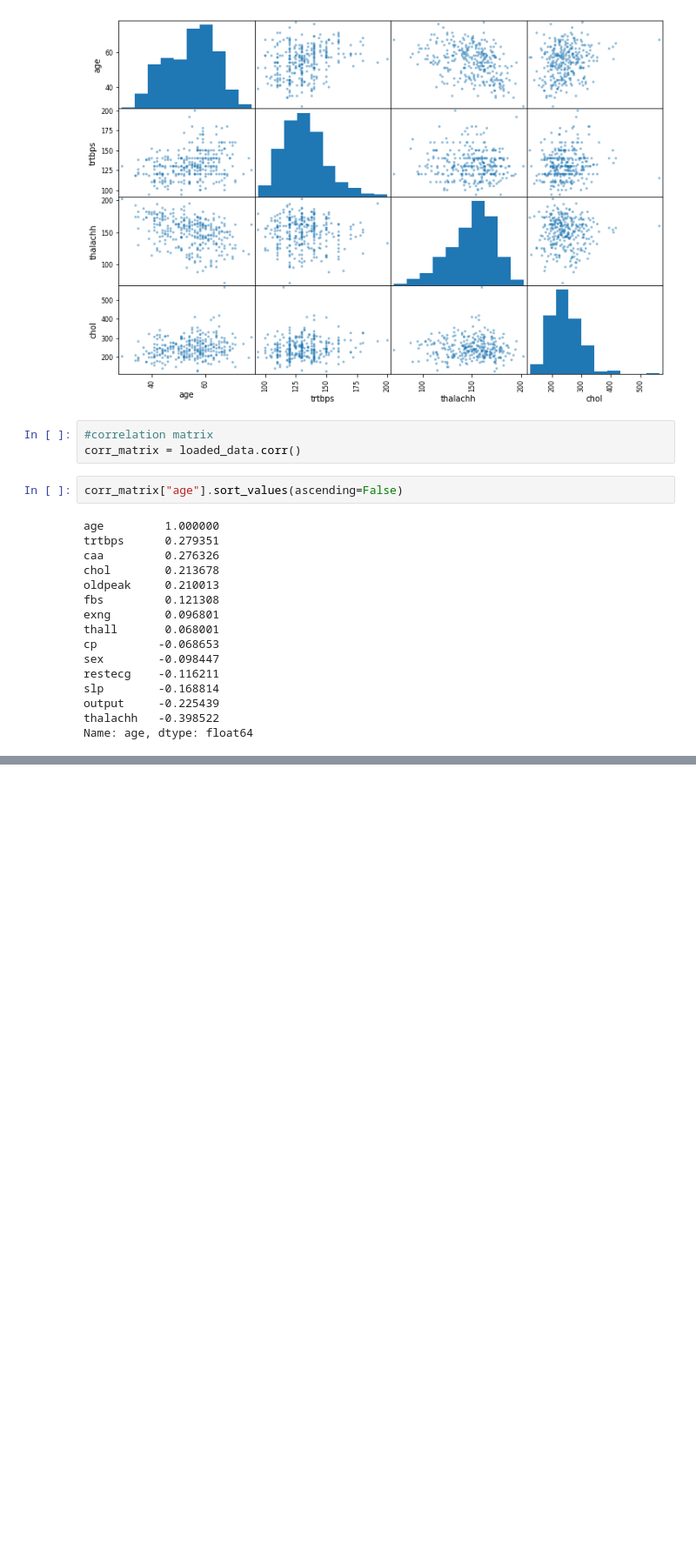
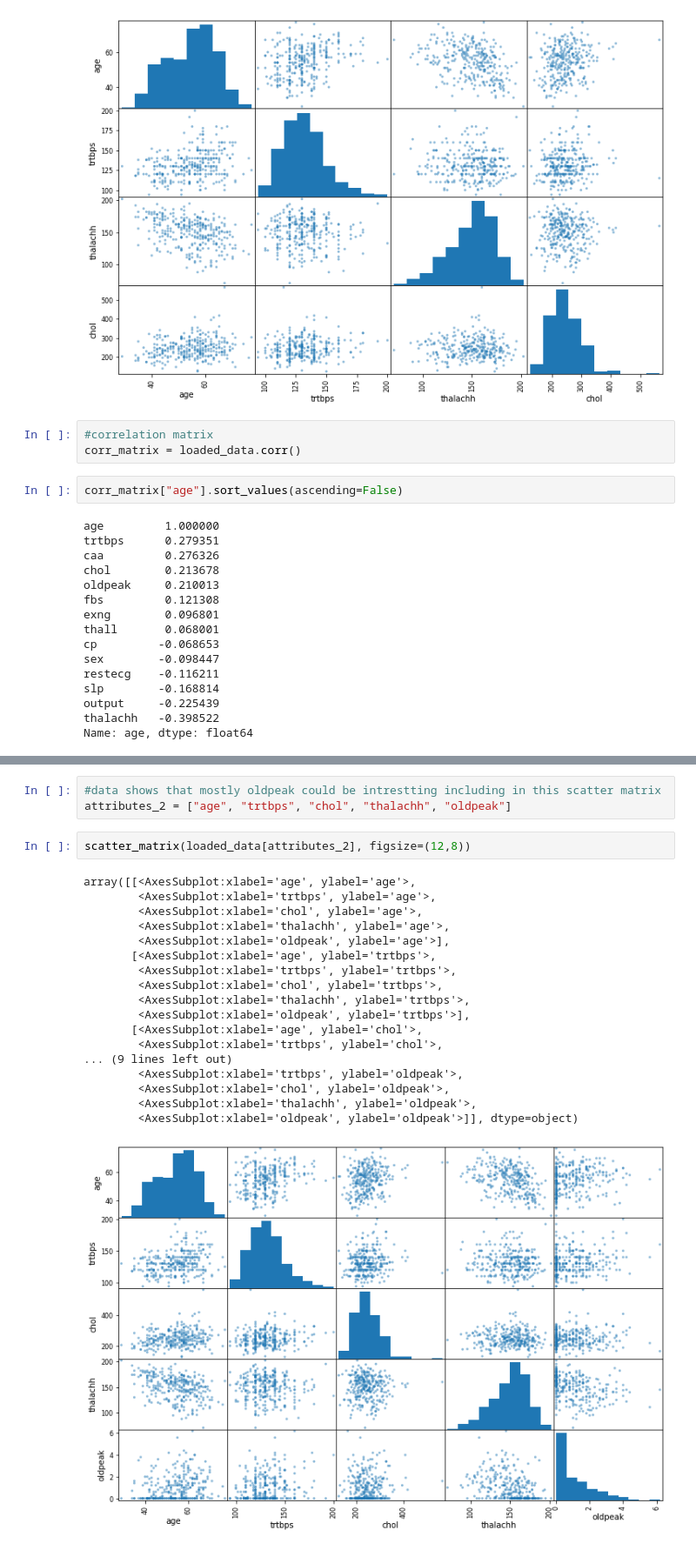
Before and after one commit to IoannisTselekoglou/Heart-Attack-Analysis-and-Prediction, a Jupyter notebook: heart_attack_predict.ipynb, the cells around one changed output, grey strips where cells are left out. Shown: that part at 87% size. Drawn from its saved outputs; the diff is of its cells as text; blank space fills up the shorter version.

```diff
--- a/heart_attack_predict.ipynb
+++ b/heart_attack_predict.ipynb
@@ -113,0 +156,24 @@ Name: age, dtype: float64
+# %%
+#data shows that mostly oldpeak could be intrestting including in this scatter matrix
+attributes_2 = ["age", "trtbps", "chol", "thalachh", "oldpeak"]
+# %%
+scatter_matrix(loaded_data[attributes_2], figsize=(12,8))
+# %% [output]
+array([[<AxesSubplot:xlabel='age', ylabel='age'>,
+        <AxesSubplot:xlabel='trtbps', ylabel='age'>,
+        <AxesSubplot:xlabel='chol', ylabel='age'>,
+        <AxesSubplot:xlabel='thalachh', ylabel='age'>,
+        <AxesSubplot:xlabel='oldpeak', ylabel='age'>],
+       [<AxesSubplot:xlabel='age', ylabel='trtbps'>,
+        <AxesSubplot:xlabel='trtbps', ylabel='trtbps'>,
+        <AxesSubplot:xlabel='chol', ylabel='trtbps'>,
+        <AxesSubplot:xlabel='thalachh', ylabel='trtbps'>,
+        <AxesSubplot:xlabel='oldpeak', ylabel='trtbps'>],
+       [<AxesSubplot:xlabel='age', ylabel='chol'>,
+        <AxesSubplot:xlabel='trtbps', ylabel='chol'>,
+... (9 lines left out)
+        <AxesSubplot:xlabel='trtbps', ylabel='oldpeak'>,
+        <AxesSubplot:xlabel='chol', ylabel='oldpeak'>,
+        <AxesSubplot:xlabel='thalachh', ylabel='oldpeak'>,
+        <AxesSubplot:xlabel='oldpeak', ylabel='oldpeak'>]], dtype=object)
+[figure, added]
```
Also changed, not shown: parts of 28 cells of this notebook, 1 other file.
